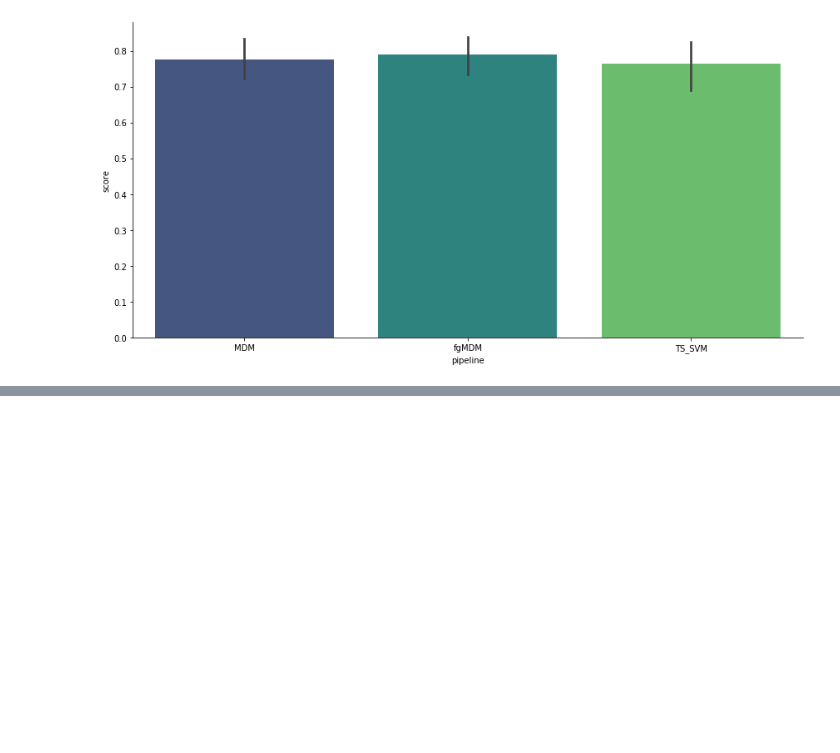
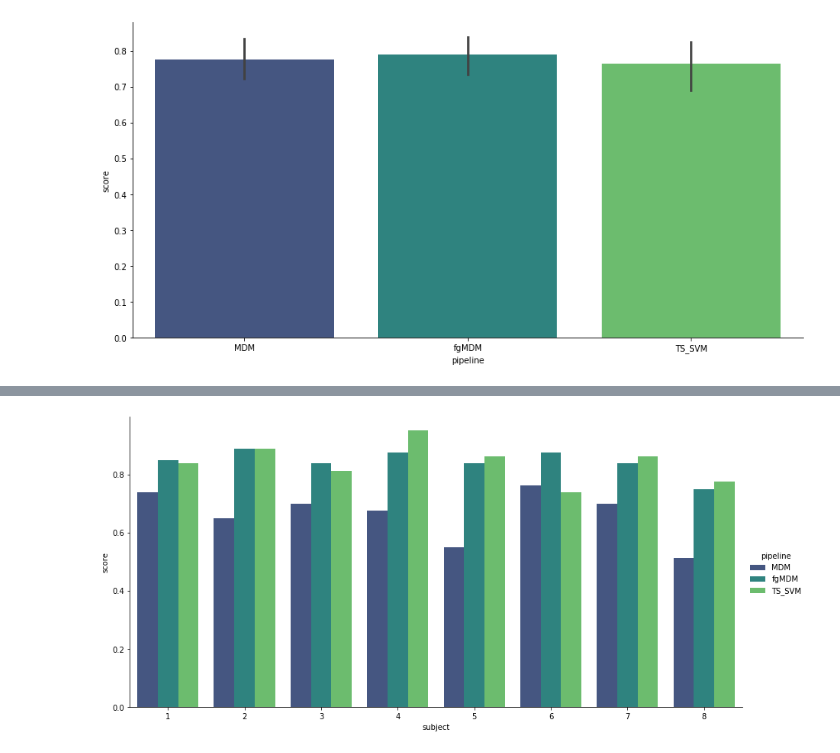
Before and after one commit to sylvchev/wcci-rgcon, a Jupyter notebook: functional_connectivity.ipynb, the cells around one changed output, grey strips where cells are left out. Cells and saved outputs as stored; diff of their text form; code cells hidden in the pictures; blank space fills up the shorter version.

```diff
--- a/functional_connectivity.ipynb
+++ b/functional_connectivity.ipynb
@@ -583,0 +645,20 @@ plt.savefig("plv-classif.png")
+# %%
+cv = LeaveOneOut()
+all_res = []
+subjects = range(8)
+for s in tqdm(subjects):
+    print ("Sujet {}".format(s+1))
+    spd = np.array([isPD2(t) for t in X_train_all[s]])
+    X = X_train_all[s][spd]
+    y = y_train_all[s][spd]
+    le = LabelEncoder()
+    y = le.fit_transform(y)
+
+    for name in tqdm(pipelines):
+        acc = cross_val_score(pipelines[name], X, y, cv=cv, scoring=scoring)
+        res = {'subject': str(s+1),
+               'score': np.mean(acc),
+               'estimator': "PLV",
+               'pipeline': name}
+        all_res.append(res)
+df_cov = pd.DataFrame(all_res)
@@ -583,0 +681,5 @@ plt.savefig("plv-classif.png")
+# %%
+sns.catplot(x='subject', y='score', hue='pipeline', kind='bar', data=df_cov, height=6, aspect=2, palette="viridis")
+plt.savefig("cov-subject.png")
+# %% [output]
+[figure, added]
```
Also changed, not shown: parts of 7 cells of this notebook, 4 other files.
